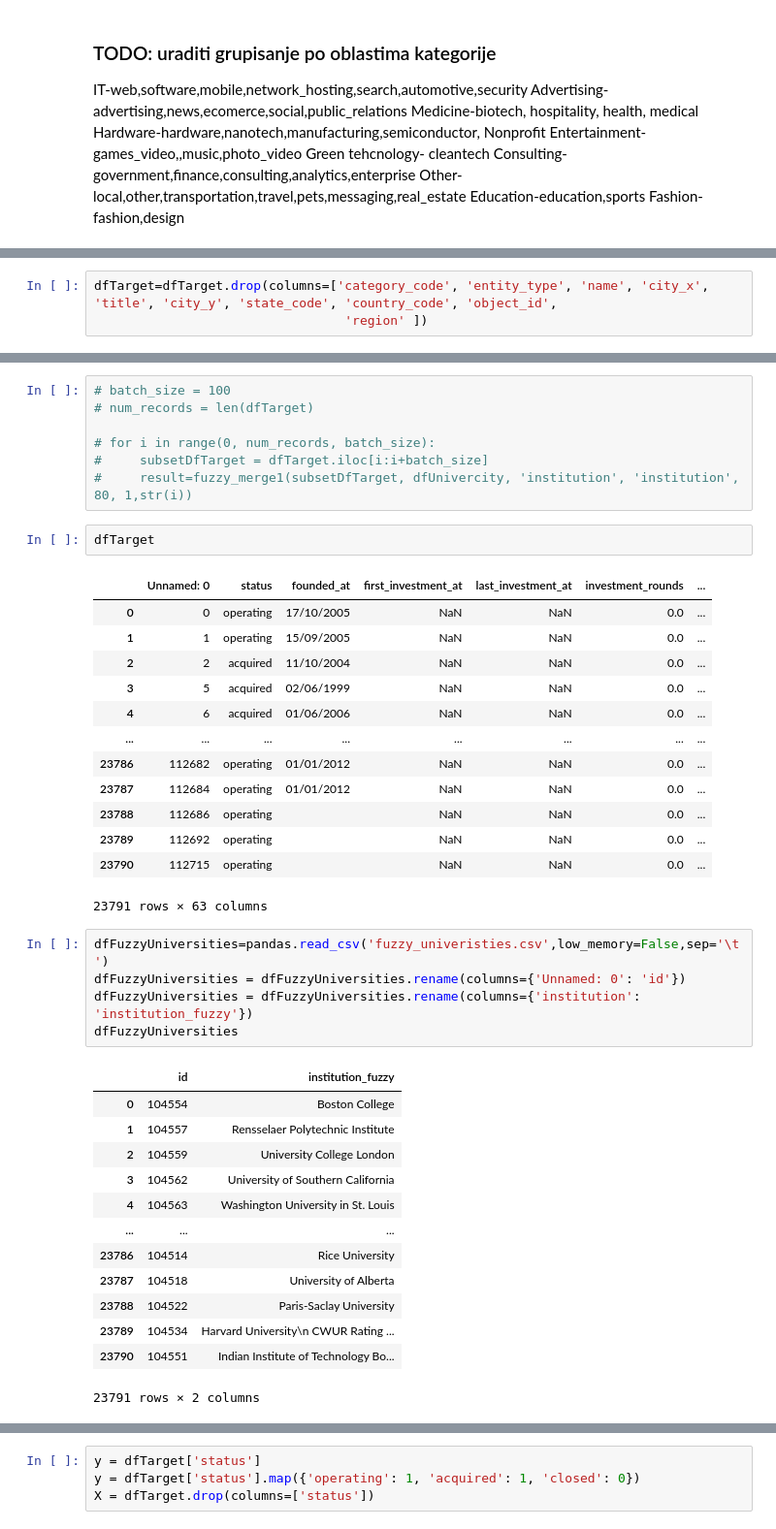
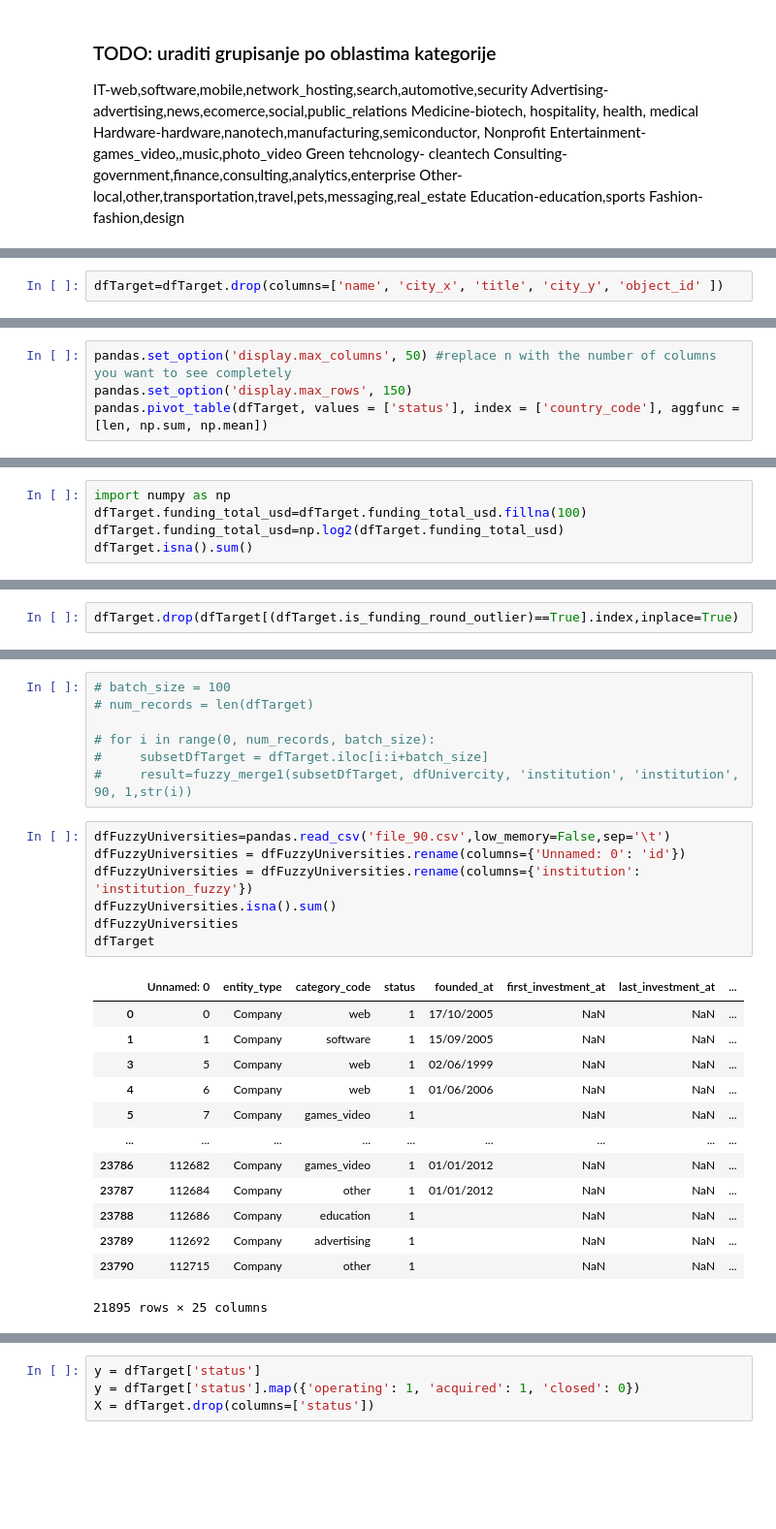
Before and after one commit to djordjekrsmanovic/siap, a Jupyter notebook: KT1.ipynb, the cells around one changed output, grey strips where cells are left out. Shown at 97% size. Drawn from its saved outputs; the diff is of its cells as text; blank space fills up the shorter version.

```diff
--- a/KT1.ipynb
+++ b/KT1.ipynb
@@ -327,3 +283,2 @@ dfTarget = pandas.concat([dfTarget, entity_type_one_hot], axis=1)
 # %%
-dfTarget=dfTarget.drop(columns=['category_code', 'entity_type', 'name', 'city_x', 'title', 'city_y', 'state_code', 'country_code', 'object_id',
-                                 'region' ])
+dfTarget=dfTarget.drop(columns=['name', 'city_x', 'title', 'city_y', 'object_id' ])
@@ -345,0 +320,4 @@ dfTarget
+# %%
+pandas.set_option('display.max_columns', 50) #replace n with the number of columns you want to see completely
+pandas.set_option('display.max_rows', 150)
+pandas.pivot_table(dfTarget, values = ['status'], index = ['country_code'], aggfunc = [len, np.sum, np.mean])
@@ -345,0 +346,5 @@ dfTarget
+# %%
+import numpy as np
+dfTarget.funding_total_usd=dfTarget.funding_total_usd.fillna(100)
+dfTarget.funding_total_usd=np.log2(dfTarget.funding_total_usd)
+dfTarget.isna().sum()
@@ -345,0 +443,2 @@ dfTarget
+# %%
+dfTarget.drop(dfTarget[(dfTarget.is_funding_round_outlier)==True].index,inplace=True)
@@ -368,40 +483,26 @@ def fuzzy_merge1(df_1, df_2, key1, key2, threshold, limit,filename):
 
 # for i in range(0, num_records, batch_size):
 #     subsetDfTarget = dfTarget.iloc[i:i+batch_size]
-#     result=fuzzy_merge1(subsetDfTarget, dfUnivercity, 'institution', 'institution', 80, 1,str(i))
+#     result=fuzzy_merge1(subsetDfTarget, dfUnivercity, 'institution', 'institution', 90, 1,str(i))
-# %%
-dfTarget
-# %% [output]
-|  | Unnamed: 0 | status | founded_at | first_investment_at | last_investment_at | investment_rounds | ... |
-| 0 | 0 | operating | 17/10/2005 | NaN | NaN | 0.0 | ... |
-| 1 | 1 | operating | 15/09/2005 | NaN | NaN | 0.0 | ... |
-| 2 | 2 | acquired | 11/10/2004 | NaN | NaN | 0.0 | ... |
-| 3 | 5 | acquired | 02/06/1999 | NaN | NaN | 0.0 | ... |
-| 4 | 6 | acquired | 01/06/2006 | NaN | NaN | 0.0 | ... |
-| ... | ... | ... | ... | ... | ... | ... | ... |
-| 23786 | 112682 | operating | 01/01/2012 | NaN | NaN | 0.0 | ... |
-| 23787 | 112684 | operating | 01/01/2012 | NaN | NaN | 0.0 | ... |
-| 23788 | 112686 | operating |  | NaN | NaN | 0.0 | ... |
-| 23789 | 112692 | operating |  | NaN | NaN | 0.0 | ... |
-| 23790 | 112715 | operating |  | NaN | NaN | 0.0 | ... |
-23791 rows × 63 columns
 # %%
-dfFuzzyUniversities=pandas.read_csv('fuzzy_univeristies.csv',low_memory=False,sep='\t')
+dfFuzzyUniversities=pandas.read_csv('file_90.csv',low_memory=False,sep='\t')
 dfFuzzyUniversities = dfFuzzyUniversities.rename(columns={'Unnamed: 0': 'id'})
 dfFuzzyUniversities = dfFuzzyUniversities.rename(columns={'institution': 'institution_fuzzy'})
+dfFuzzyUniversities.isna().sum()
 dfFuzzyUniversities
+dfTarget
 # %% [output]
-|  | id | institution_fuzzy |
-| 0 | 104554 | Boston College |
-| 1 | 104557 | Rensselaer Polytechnic Institute |
-| 2 | 104559 | University College London |
-| 3 | 104562 | University of Southern California |
-| 4 | 104563 | Washington University in St. Louis |
-| ... | ... | ... |
-| 23786 | 104514 | Rice University |
-| 23787 | 104518 | University of Alberta |
-| 23788 | 104522 | Paris-Saclay University |
-| 23789 | 104534 | Harvard University\n CWUR Rating ... |
-| 23790 | 104551 | Indian Institute of Technology Bo... |
+|  | Unnamed: 0 | entity_type | category_code | status | founded_at | first_investment_at | last_investment_at | ... |
+| 0 | 0 | Company | web | 1 | 17/10/2005 | NaN | NaN | ... |
+| 1 | 1 | Company | software | 1 | 15/09/2005 | NaN | NaN | ... |
+| 3 | 5 | Company | web | 1 | 02/06/1999 | NaN | NaN | ... |
+| 4 | 6 | Company | web | 1 | 01/06/2006 | NaN | NaN | ... |
+| 5 | 7 | Company | games_video | 1 |  | NaN | NaN | ... |
+| ... | ... | ... | ... | ... | ... | ... | ... | ... |
+| 23786 | 112682 | Company | games_video | 1 | 01/01/2012 | NaN | NaN | ... |
+| 23787 | 112684 | Company | other | 1 | 01/01/2012 | NaN | NaN | ... |
+| 23788 | 112686 | Company | education | 1 |  | NaN | NaN | ... |
+| 23789 | 112692 | Company | advertising | 1 |  | NaN | NaN | ... |
+| 23790 | 112715 | Company | other | 1 |  | NaN | NaN | ... |
-23791 rows × 2 columns
+21895 rows × 25 columns
 # %%
```
Also changed, not shown: parts of 110 cells of this notebook, 8 other files.
